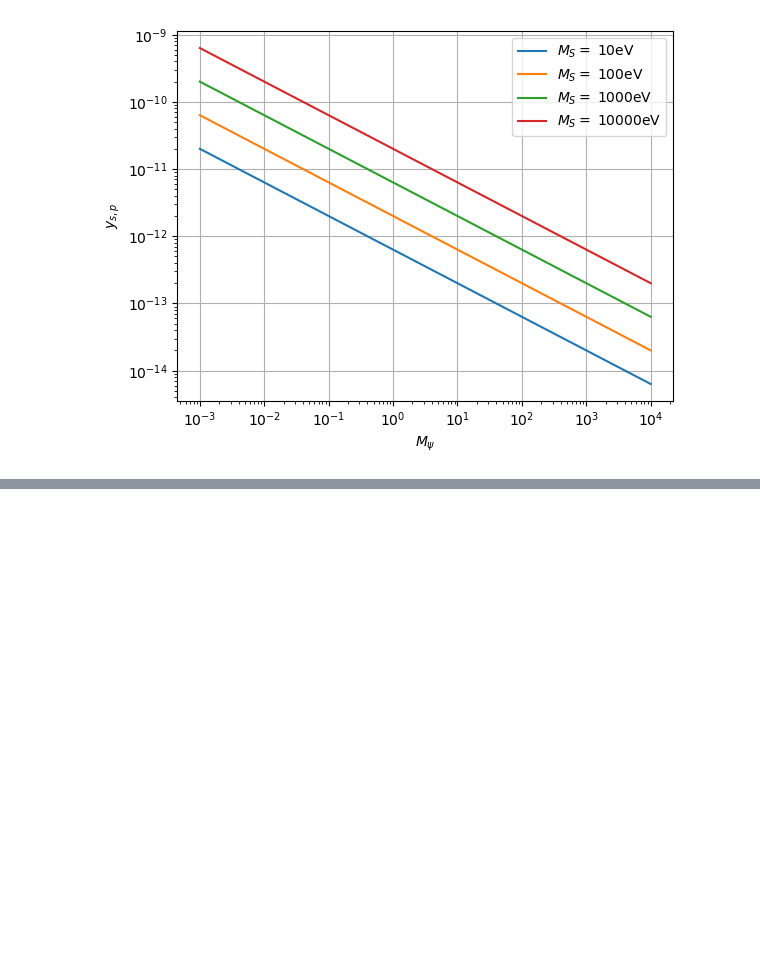
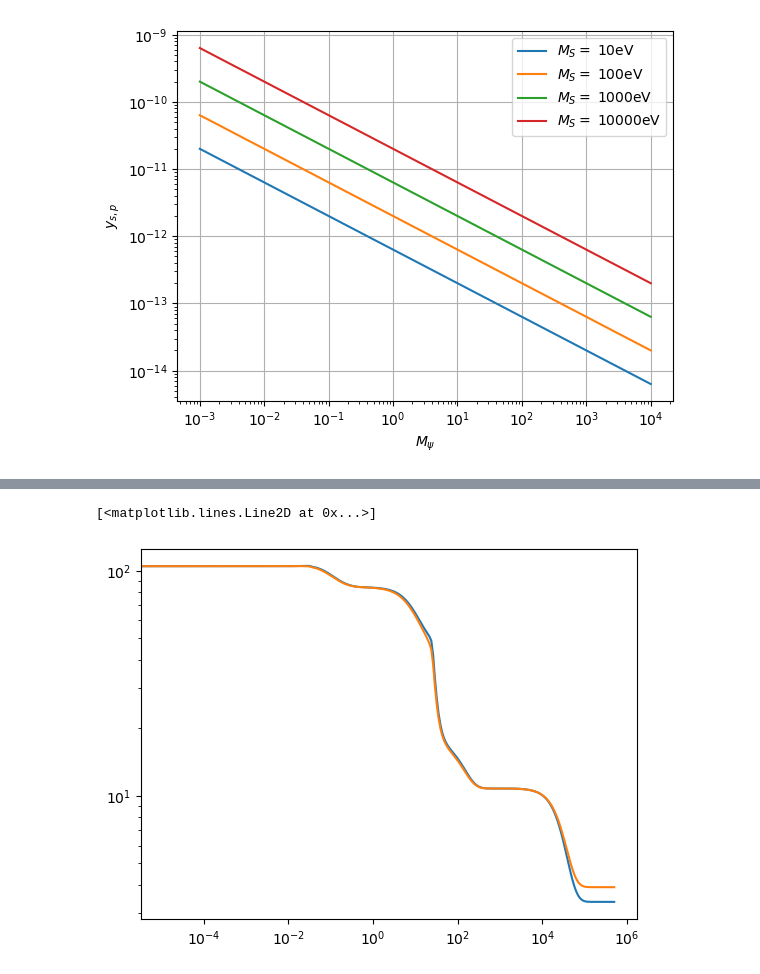
Before and after one commit to SantiagoJulioD/Trabajo_de_grado, a Jupyter notebook: FIMP_fermion/FIMP_fermion.ipynb, the cells around one changed output, grey strips where cells are left out. Cells and saved outputs as stored; diff of their text form; code cells hidden in the pictures; blank space fills up the shorter version.

Commit message:
Update fermion folder

```diff
--- a/FIMP_fermion/FIMP_fermion.ipynb
+++ b/FIMP_fermion/FIMP_fermion.ipynb
@@ -53,3 +56,6 @@ plt.legend()
 plt.show()
 # %% [output]
 [figure]
+# %%
+rdof = pd.read_csv('https://raw.githubusercontent.com/SantiagoJulioD/Trabajo_de_grado/refs/heads/main/FIMP_fermion/rdof.csv')
+rdof
@@ -55,0 +76,6 @@ plt.show()
+# %%
+plt.loglog(rdof['Temp'][::-1],rdof['g_rho'])
+plt.loglog(rdof['Temp'][::-1],rdof['g_s'])
+# %% [output]
+[<matplotlib.lines.Line2D at 0x...>]
+[figure, added]
```
Also changed, not shown: parts of 18 cells of this notebook, 1 other file.
